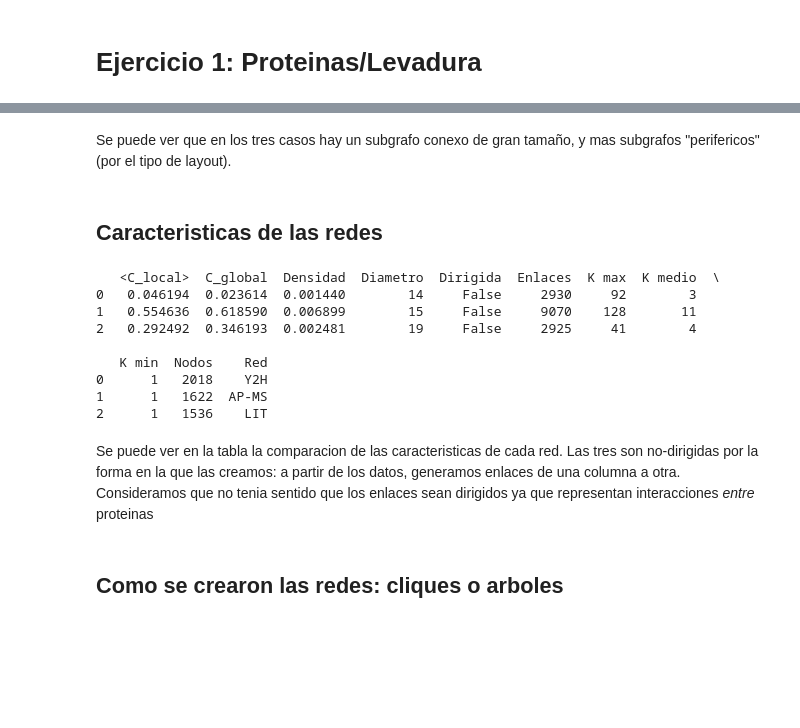
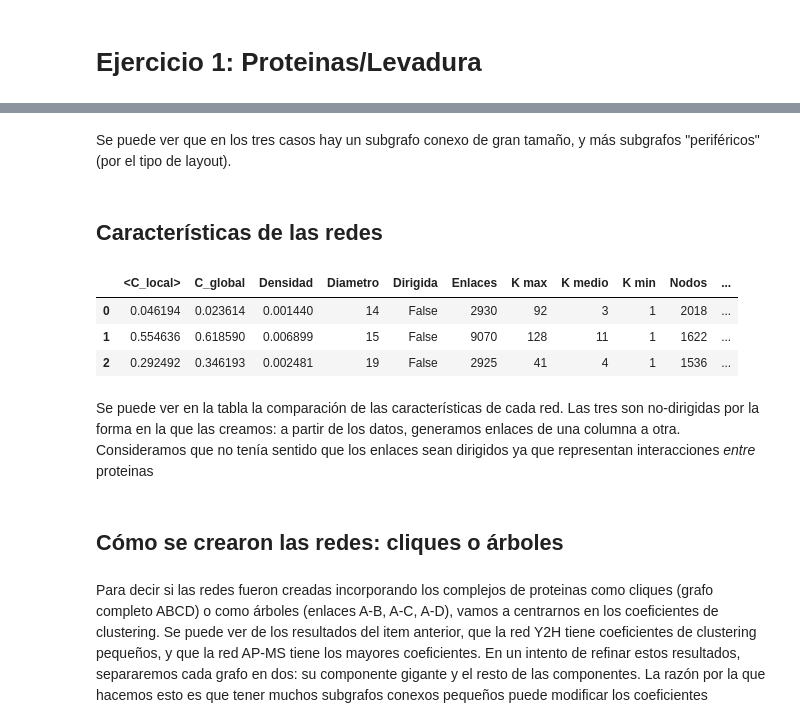
Before and after one commit to Redes2018/tp1, a Jupyter notebook: TC1-1.ipynb, the cells around one changed output, grey strips where cells are left out. Cells and saved outputs as stored; diff of their text form; code cells hidden in the pictures; blank space fills up the shorter version.

Commit message:
Ej1 completo

```diff
--- a/TC1-1.ipynb
+++ b/TC1-1.ipynb
@@ -62,14 +62,14 @@ plt.show()
 # %% [markdown]
-Se puede ver que en los tres casos hay un subgrafo conexo de gran tamaño, y mas subgrafos "perifericos" (por el tipo de layout).
+Se puede ver que en los tres casos hay un subgrafo conexo de gran tamaño, y más subgrafos "periféricos" (por el tipo de layout).
 # %% [markdown]
-## Caracteristicas de las redes
+## Características de las redes
 # %%
 # El grado medio se puede calcular mediante k_mean=2m/n, donde m es la cantidad de enlaces total y n la cant de nodos
 K_mean1 = round(2*float(edges1)/nodes1)
 K_mean2 = round(2*float(edges2)/nodes2)
 K_mean3 = round(2*float(edges3)/nodes3)
 
-# Uso la funcion degree_histogram que en 'y' pone la frecuencia con la que aparece un cierto grado
+# Uso la funcion degree_histogram que devuelve la frecuencia con la que aparece cada grado
 a = nx.degree_histogram(G1)
 b = nx.degree_histogram(G2)
 c = nx.degree_histogram(G3)
@@ -104,45 +104,44 @@ C_gclust2 = nx.transitivity(G2)
 C_gclust3 = nx.transitivity(G3)
 
 
 # Para ver si estaba direccionada existe 'is.directed()'
 # Por la forma en que creamos los enlaces, las redes no están dirigidas
 
 # Para calcular el diametro (la maxima longitud) primero hay que encontrar el mayor subgrafo conexo
 giant_graph1 = max(nx.connected_component_subgraphs(G1),key=len)
 diam1 = nx.diameter(giant_graph1)
 
 giant_graph2 = max(nx.connected_component_subgraphs(G2),key=len)
 diam2 = nx.diameter(giant_graph2)
 
 giant_graph3 = max(nx.connected_component_subgraphs(G3),key=len)
 diam3 = nx.diameter(giant_graph3)
 
 # Creamos la tabla con las caracteristicas de las redes
 haytabla = pd.DataFrame({"Red":["Y2H","AP-MS","LIT"],
                     "Nodos":[nodes1,nodes2,nodes3],
                     "Enlaces":[edges1,edges2,edges3],
                     "K medio":[K_mean1,K_mean2,K_mean3],
                     "K max":[K_max1,K_max2,K_max3],
                     "K min":[K_min1,K_min2,K_min3],
                     "Dirigida":[False,False,False],
                     "Densidad":[d1,d2,d3],
                     "<C_local>":[C_mean1,C_mean2,C_mean3],
                     "C_global":[C_gclust1,C_gclust2,C_gclust3],
                     "Diametro":[diam1, diam2, diam3],
                    })
-print (haytabla)
+haytabla
 # %% [output]
-   <C_local>  C_global  Densidad  Diametro  Dirigida  Enlaces  K max  K medio  \
-0   0.046194  0.023614  0.001440        14     False     2930     92        3
-1   0.554636  0.618590  0.006899        15     False     9070    128       11
-2   0.292492  0.346193  0.002481        19     False     2925     41        4
-
-   K min  Nodos    Red
-0      1   2018    Y2H
-1      1   1622  AP-MS
-2      1   1536    LIT
+|  | <C_local> | C_global | Densidad | Diametro | Dirigida | Enlaces | K max | K medio | K min | Nodos | ... |
+| 0 | 0.046194 | 0.023614 | 0.001440 | 14 | False | 2930 | 92 | 3 | 1 | 2018 | ... |
+| 1 | 0.554636 | 0.618590 | 0.006899 | 15 | False | 9070 | 128 | 11 | 1 | 1622 | ... |
+| 2 | 0.292492 | 0.346193 | 0.002481 | 19 | False | 2925 | 41 | 4 | 1 | 1536 | ... |
 # %% [markdown]
-Se puede ver en la tabla la comparacion de las caracteristicas de cada red.
-Las tres son no-dirigidas por la forma en la que las creamos: a partir de los datos, generamos enlaces de una columna a otra. Consideramos que no tenia sentido que los enlaces sean dirigidos ya que representan interacciones <i>entre</i> proteinas
+Se puede ver en la tabla la comparación de las características de cada red.
+Las tres son no-dirigidas por la forma en la que las creamos: a partir de los datos, generamos enlaces de una columna a otra. Consideramos que no tenía sentido que los enlaces sean dirigidos ya que representan interacciones <i>entre</i> proteinas
 # %% [markdown]
-## Como se crearon las redes: cliques o arboles
+## Cómo se crearon las redes: cliques o árboles
+# %% [markdown]
+Para decir si las redes fueron creadas incorporando los complejos de proteinas como cliques (grafo completo ABCD) o como árboles (enlaces A-B, A-C, A-D), vamos a centrarnos en los coeficientes de clustering.
+Se puede ver de los resultados del item anterior, que la red Y2H tiene coeficientes de clustering pequeños, y que la red AP-MS tiene los mayores coeficientes.
+En un intento de refinar estos resultados, separaremos cada grafo en dos: su componente gigante y el resto de las componentes. La razón por la que hacemos esto es que tener muchos subgrafos conexos pequeños puede modificar los coeficientes
```
Also changed, not shown: parts of 8 cells of this notebook.
